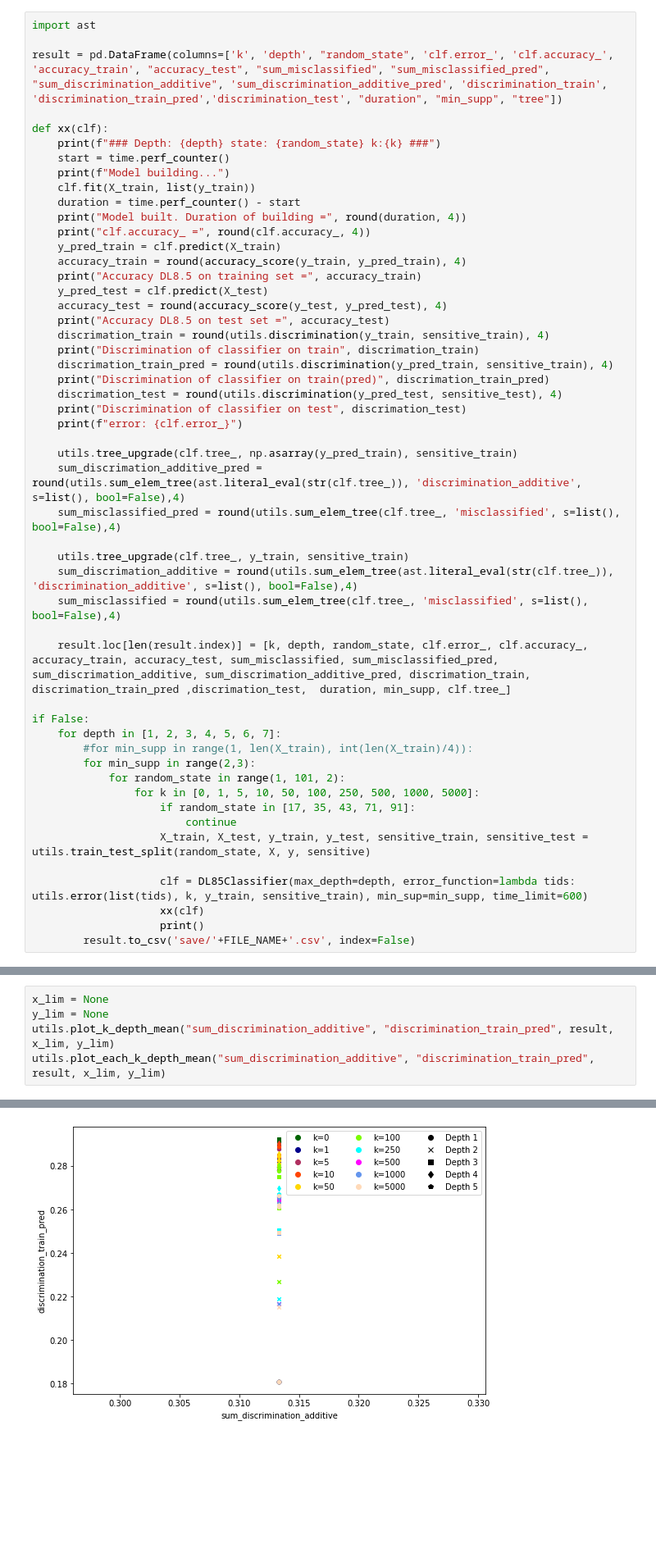
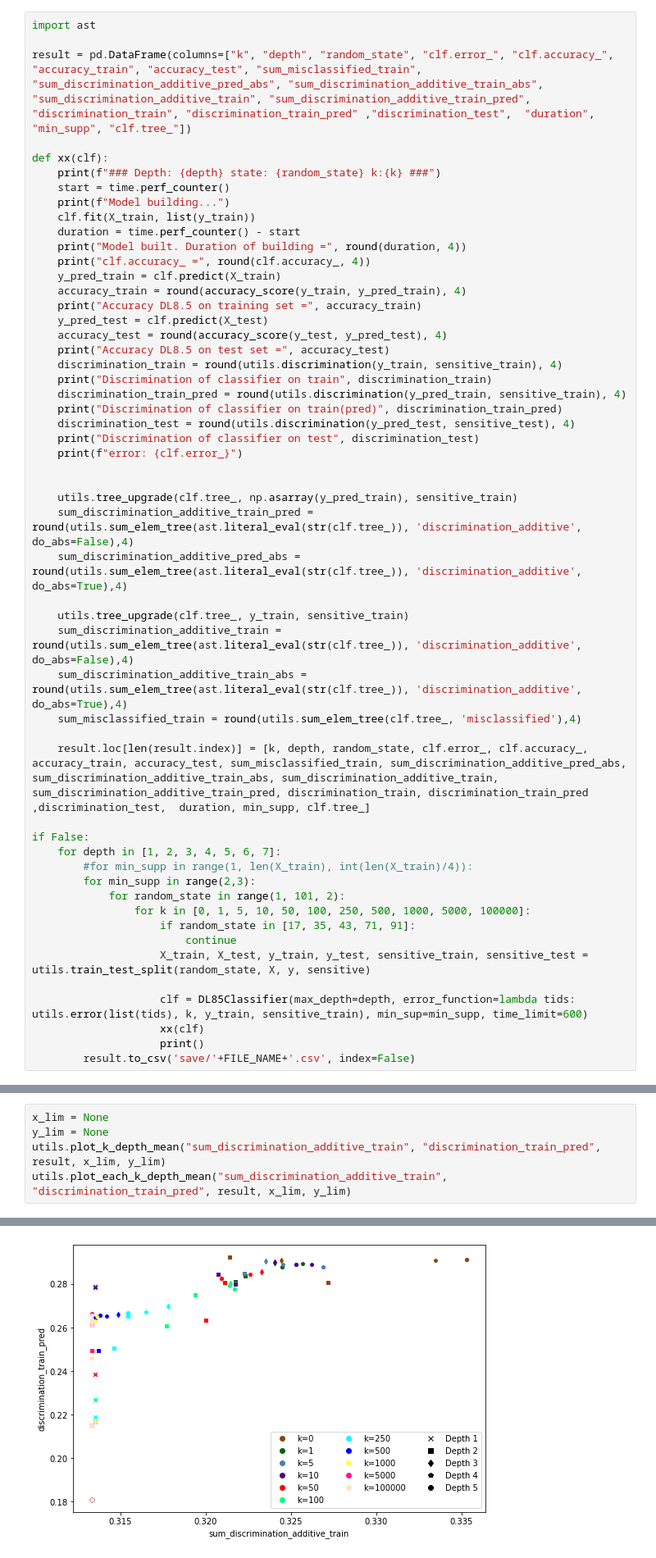
Before and after one commit to Hadyark/Masters-thesis_How-to-find-Decision-Trees-that-are-Optimal, a Jupyter notebook: MyCode/lawsuit_k_supp2.ipynb, the cells around one changed output, grey strips where cells are left out. Shown at 82% size. Cells and saved outputs as stored; diff of their text form; blank space fills up the shorter version.

```diff
--- a/MyCode/lawsuit_k_supp2.ipynb
+++ b/MyCode/lawsuit_k_supp2.ipynb
@@ -94,7 +94,7 @@ X_train, X_test, y_train, y_test, sensitive_train, sensitive_test = utils.train_
 # %%
 import ast
 
-result = pd.DataFrame(columns=['k', 'depth', "random_state", 'clf.error_', 'clf.accuracy_', 'accuracy_train', "accuracy_test", "sum_misclassified", "sum_misclassified_pred", "sum_discrimination_additive", 'sum_discrimination_additive_pred', 'discrimination_train',  'discrimination_train_pred','discrimination_test', "duration", "min_supp", "tree"])
+result = pd.DataFrame(columns=["k", "depth", "random_state", "clf.error_", "clf.accuracy_", "accuracy_train", "accuracy_test", "sum_misclassified_train", "sum_discrimination_additive_pred_abs", "sum_discrimination_additive_train_abs", "sum_discrimination_additive_train", "sum_discrimination_additive_train_pred", "discrimination_train", "discrimination_train_pred" ,"discrimination_test",  "duration", "min_supp", "clf.tree_"])
 
 def xx(clf):
     print(f"### Depth: {depth} state: {random_state} k:{k} ###")
@@ -110,30 +110,32 @@ def xx(clf):
     y_pred_test = clf.predict(X_test)
     accuracy_test = round(accuracy_score(y_test, y_pred_test), 4)
     print("Accuracy DL8.5 on test set =", accuracy_test)
-    discrimation_train = round(utils.discrimination(y_train, sensitive_train), 4)
-    print("Discrimination of classifier on train", discrimation_train)
-    discrimation_train_pred = round(utils.discrimination(y_pred_train, sensitive_train), 4)
-    print("Discrimination of classifier on train(pred)", discrimation_train_pred)
-    discrimation_test = round(utils.discrimination(y_pred_test, sensitive_test), 4)
-    print("Discrimination of classifier on test", discrimation_test)
+    discrimination_train = round(utils.discrimination(y_train, sensitive_train), 4)
+    print("Discrimination of classifier on train", discrimination_train)
+    discrimination_train_pred = round(utils.discrimination(y_pred_train, sensitive_train), 4)
+    print("Discrimination of classifier on train(pred)", discrimination_train_pred)
+    discrimination_test = round(utils.discrimination(y_pred_test, sensitive_test), 4)
+    print("Discrimination of classifier on test", discrimination_test)
     print(f"error: {clf.error_}")
 
+
     utils.tree_upgrade(clf.tree_, np.asarray(y_pred_train), sensitive_train)
-    sum_discrimation_additive_pred = round(utils.sum_elem_tree(ast.literal_eval(str(clf.tree_)), 'discrimination_additive', s=list(), bool=False),4)
-    sum_misclassified_pred = round(utils.sum_elem_tree(clf.tree_, 'misclassified', s=list(), bool=False),4)
+    sum_discrimination_additive_train_pred = round(utils.sum_elem_tree(ast.literal_eval(str(clf.tree_)), 'discrimination_additive', do_abs=False),4)
+    sum_discrimination_additive_pred_abs = round(utils.sum_elem_tree(ast.literal_eval(str(clf.tree_)), 'discrimination_additive', do_abs=True),4)
 
     utils.tree_upgrade(clf.tree_, y_train, sensitive_train)
-    sum_discrimation_additive = round(utils.sum_elem_tree(ast.literal_eval(str(clf.tree_)), 'discrimination_additive', s=list(), bool=False),4)
-    sum_misclassified = round(utils.sum_elem_tree(clf.tree_, 'misclassified', s=list(), bool=False),4)
+    sum_discrimination_additive_train = round(utils.sum_elem_tree(ast.literal_eval(str(clf.tree_)), 'discrimination_additive', do_abs=False),4)
+    sum_discrimination_additive_train_abs = round(utils.sum_elem_tree(ast.literal_eval(str(clf.tree_)), 'discrimination_additive', do_abs=True),4)
+    sum_misclassified_train = round(utils.sum_elem_tree(clf.tree_, 'misclassified'),4)
 
-    result.loc[len(result.index)] = [k, depth, random_state, clf.error_, clf.accuracy_, accuracy_train, accuracy_test, sum_misclassified, sum_misclassified_pred, sum_discrimation_additive, sum_discrimation_additive_pred, discrimation_train, discrimation_train_pred ,discrimation_test,  duration, min_supp, clf.tree_]
+    result.loc[len(result.index)] = [k, depth, random_state, clf.error_, clf.accuracy_, accuracy_train, accuracy_test, sum_misclassified_train, sum_discrimination_additive_pred_abs, sum_discrimination_additive_train_abs, sum_discrimination_additive_train, sum_discrimination_additive_train_pred, discrimination_train, discrimination_train_pred ,discrimination_test,  duration, min_supp, clf.tree_]
 
 if False:
     for depth in [1, 2, 3, 4, 5, 6, 7]:
         #for min_supp in range(1, len(X_train), int(len(X_train)/4)):
         for min_supp in range(2,3):
             for random_state in range(1, 101, 2):
-                for k in [0, 1, 5, 10, 50, 100, 250, 500, 1000, 5000]:
+                for k in [0, 1, 5, 10, 50, 100, 250, 500, 1000, 5000, 100000]:
                     if random_state in [17, 35, 43, 71, 91]:
                         continue
                     X_train, X_test, y_train, y_test, sensitive_train, sensitive_test = utils.train_test_split(random_state, X, y, sensitive)
@@ -403,8 +412,8 @@ utils.plot_each_k_depth_mean("sum_discrimination_additive", "discrimination_trai
 # %%
 x_lim = None
 y_lim = None
-utils.plot_k_depth_mean("sum_discrimination_additive", "discrimination_train_pred", result, x_lim, y_lim)
-utils.plot_each_k_depth_mean("sum_discrimination_additive", "discrimination_train_pred", result, x_lim, y_lim)
+utils.plot_k_depth_mean("sum_discrimination_additive_train", "discrimination_train_pred", result, x_lim, y_lim)
+utils.plot_each_k_depth_mean("sum_discrimination_additive_train", "discrimination_train_pred", result, x_lim, y_lim)
 # %% [output]
 <Figure size 648x432 with 0 Axes>
-[figure, old version]
+[figure, new version]
```
Also changed, not shown: parts of 27 cells of this notebook, 8 other files.
